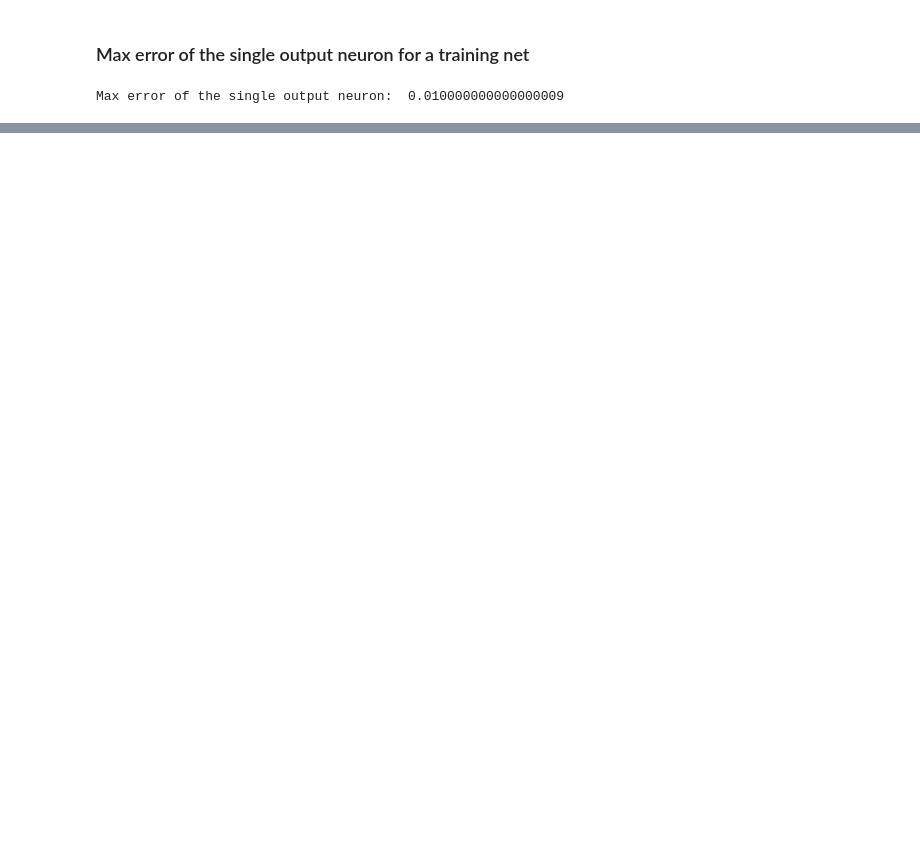
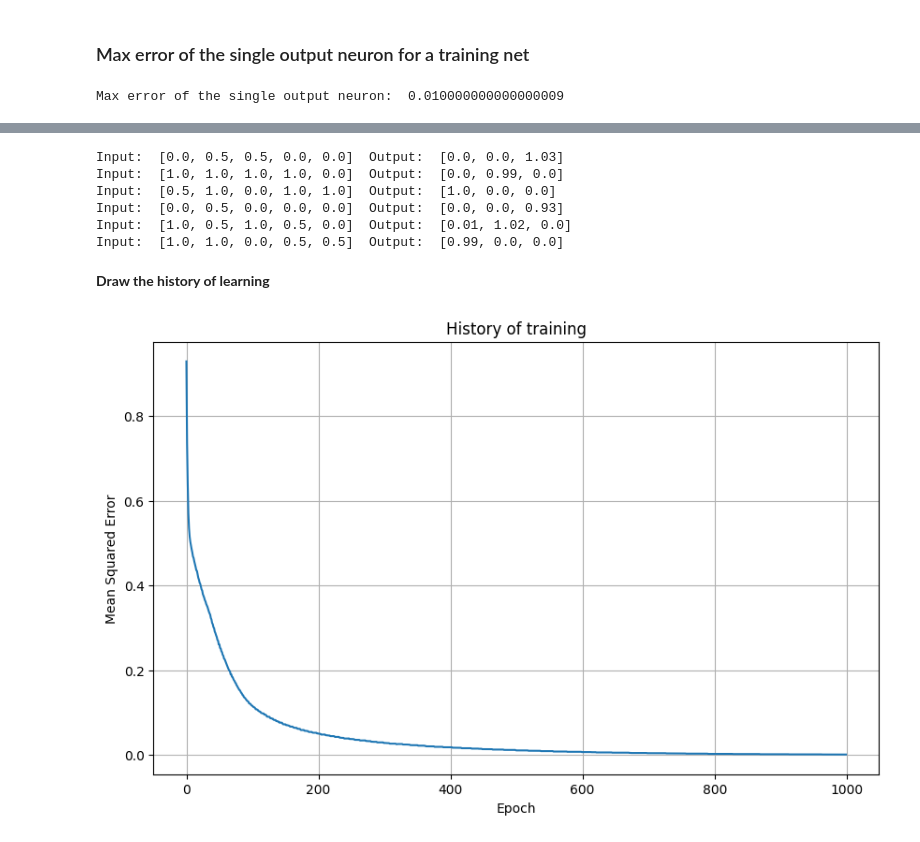
Before and after one commit to ivondrak/MultilayeredNeuralNets, a Jupyter notebook: backpropagation.ipynb, the cells around one changed output, grey strips where cells are left out. Drawn from its saved outputs; the diff is of its cells as text; code cells hidden in the pictures; blank space fills up the shorter version.

Commit message:
Update backpropagation implementation to use ReLU activation function

```diff
--- a/backpropagation.ipynb
+++ b/backpropagation.ipynb
@@ -296,0 +314,27 @@ Max error of the single output neuron:  0.010000000000000009
+# %%
+relu_nn = ReLUBackPropagation(training_set,[5, 15, 15, 3], [0.003], 1000)
+relu_nn.backpropagation()
+for row in training_set:
+    net_input = row[0]
+    relu_nn.feed_forward(net_input)
+    net_output = relu_nn.output_activation.reshape([1,3])
+    print("Input: ", net_input, " Output: ", net_output.flatten().tolist())
+# %% [output]
+Input:  [0.0, 0.5, 0.5, 0.0, 0.0]  Output:  [0.0, 0.0, 1.03]
+Input:  [1.0, 1.0, 1.0, 1.0, 0.0]  Output:  [0.0, 0.99, 0.0]
+Input:  [0.5, 1.0, 0.0, 1.0, 1.0]  Output:  [1.0, 0.0, 0.0]
+Input:  [0.0, 0.5, 0.0, 0.0, 0.0]  Output:  [0.0, 0.0, 0.93]
+Input:  [1.0, 0.5, 1.0, 0.5, 0.0]  Output:  [0.01, 1.02, 0.0]
+Input:  [1.0, 1.0, 0.0, 0.5, 0.5]  Output:  [0.99, 0.0, 0.0]
+# %% [markdown]
+**Draw the history of learning**
+# %%
+plt.figure(figsize=(10, 6))
+plt.plot(relu_nn.history)
+plt.xlabel('Epoch')
+plt.ylabel('Mean Squared Error')
+plt.title('History of training')
+plt.grid(True)
+plt.show()
+# %% [output]
+[figure, added]
```
Also changed, not shown: parts of 6 cells of this notebook, 5 other files.
